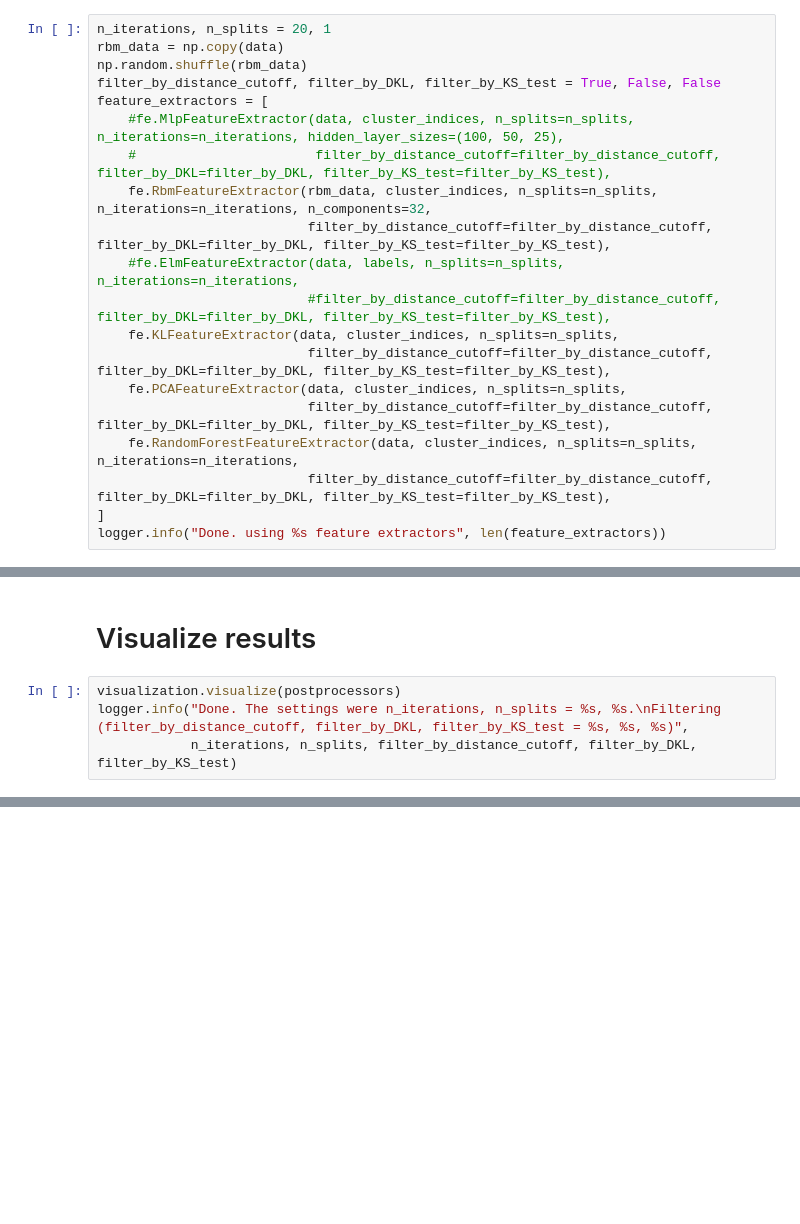
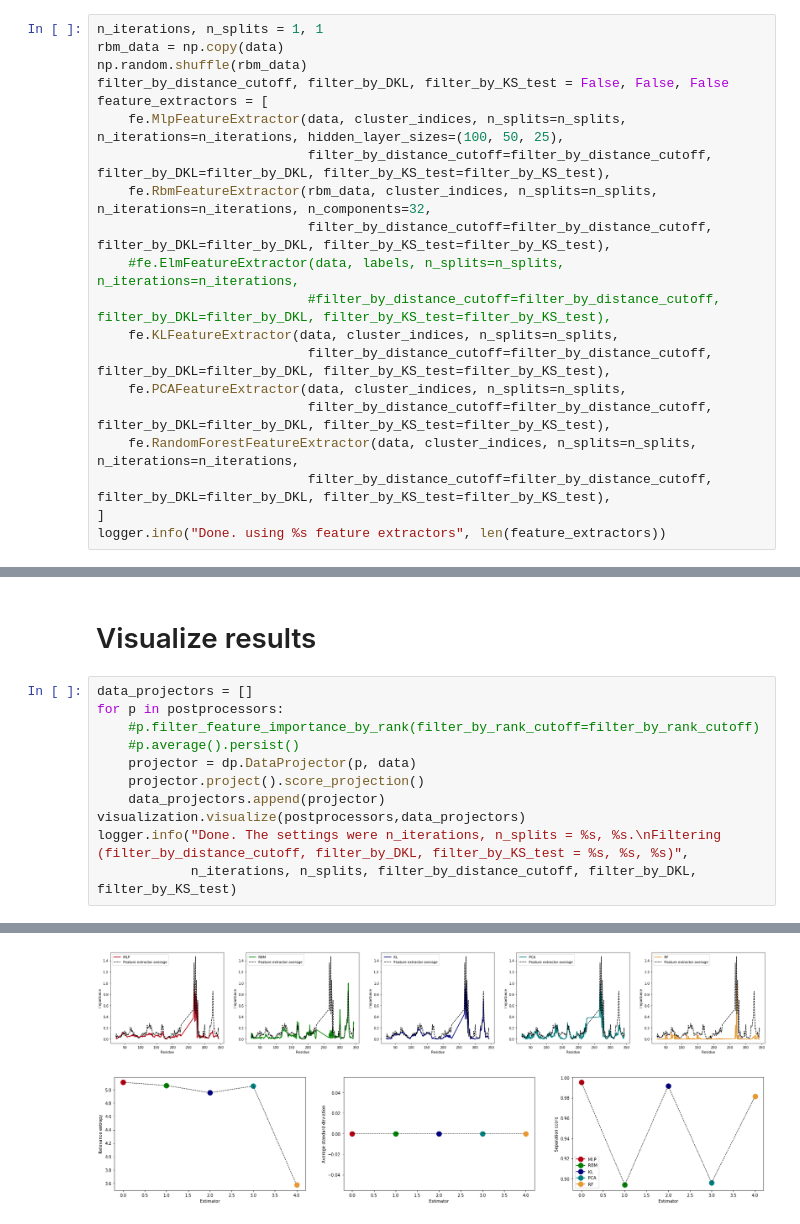
Before and after one commit to mkasimova/Neural.Network.Relevance.Propagation, a Jupyter notebook: beta2-clusters.ipynb, the cells around one changed output, grey strips where cells are left out. Cells and saved outputs as stored; diff of their text form; blank space fills up the shorter version.

```diff
--- a/beta2-clusters.ipynb
+++ b/beta2-clusters.ipynb
@@ -41,13 +43,13 @@ logger.info("Loaded data of shape %s and %s clusters", data.shape, len(set(clust
 
 Every method is encapsulated in a so called FeatureExtractor class which all follow the same interface
 # %%
-n_iterations, n_splits = 20, 1
+n_iterations, n_splits = 1, 1
 rbm_data = np.copy(data)
 np.random.shuffle(rbm_data)
-filter_by_distance_cutoff, filter_by_DKL, filter_by_KS_test = True, False, False
+filter_by_distance_cutoff, filter_by_DKL, filter_by_KS_test = False, False, False
 feature_extractors = [
-    #fe.MlpFeatureExtractor(data, cluster_indices, n_splits=n_splits, n_iterations=n_iterations, hidden_layer_sizes=(100, 50, 25),
-    #                       filter_by_distance_cutoff=filter_by_distance_cutoff, filter_by_DKL=filter_by_DKL, filter_by_KS_test=filter_by_KS_test),
+    fe.MlpFeatureExtractor(data, cluster_indices, n_splits=n_splits, n_iterations=n_iterations, hidden_layer_sizes=(100, 50, 25),
+                           filter_by_distance_cutoff=filter_by_distance_cutoff, filter_by_DKL=filter_by_DKL, filter_by_KS_test=filter_by_KS_test),
     fe.RbmFeatureExtractor(rbm_data, cluster_indices, n_splits=n_splits, n_iterations=n_iterations, n_components=32,
                            filter_by_distance_cutoff=filter_by_distance_cutoff, filter_by_DKL=filter_by_DKL, filter_by_KS_test=filter_by_KS_test),
     #fe.ElmFeatureExtractor(data, labels, n_splits=n_splits, n_iterations=n_iterations,
@@ -125,7 +137,14 @@ logger.info("Done")
 # %% [markdown]
 # Visualize results
 # %%
-visualization.visualize(postprocessors)
+data_projectors = []
+for p in postprocessors:
+    #p.filter_feature_importance_by_rank(filter_by_rank_cutoff=filter_by_rank_cutoff)
+    #p.average().persist()
+    projector = dp.DataProjector(p, data)
+    projector.project().score_projection()
+    data_projectors.append(projector)
+visualization.visualize(postprocessors,data_projectors)
 logger.info("Done. The settings were n_iterations, n_splits = %s, %s.\nFiltering (filter_by_distance_cutoff, filter_by_DKL, filter_by_KS_test = %s, %s, %s)",
             n_iterations, n_splits, filter_by_distance_cutoff, filter_by_DKL, filter_by_KS_test)
 # %% [output]
@@ -132,0 +167,2 @@ NameError: name 'visualization' is not defined
+[figure, added]
+[figure, added]
```
Also changed, not shown: parts of 6 cells of this notebook, 6 other files.
